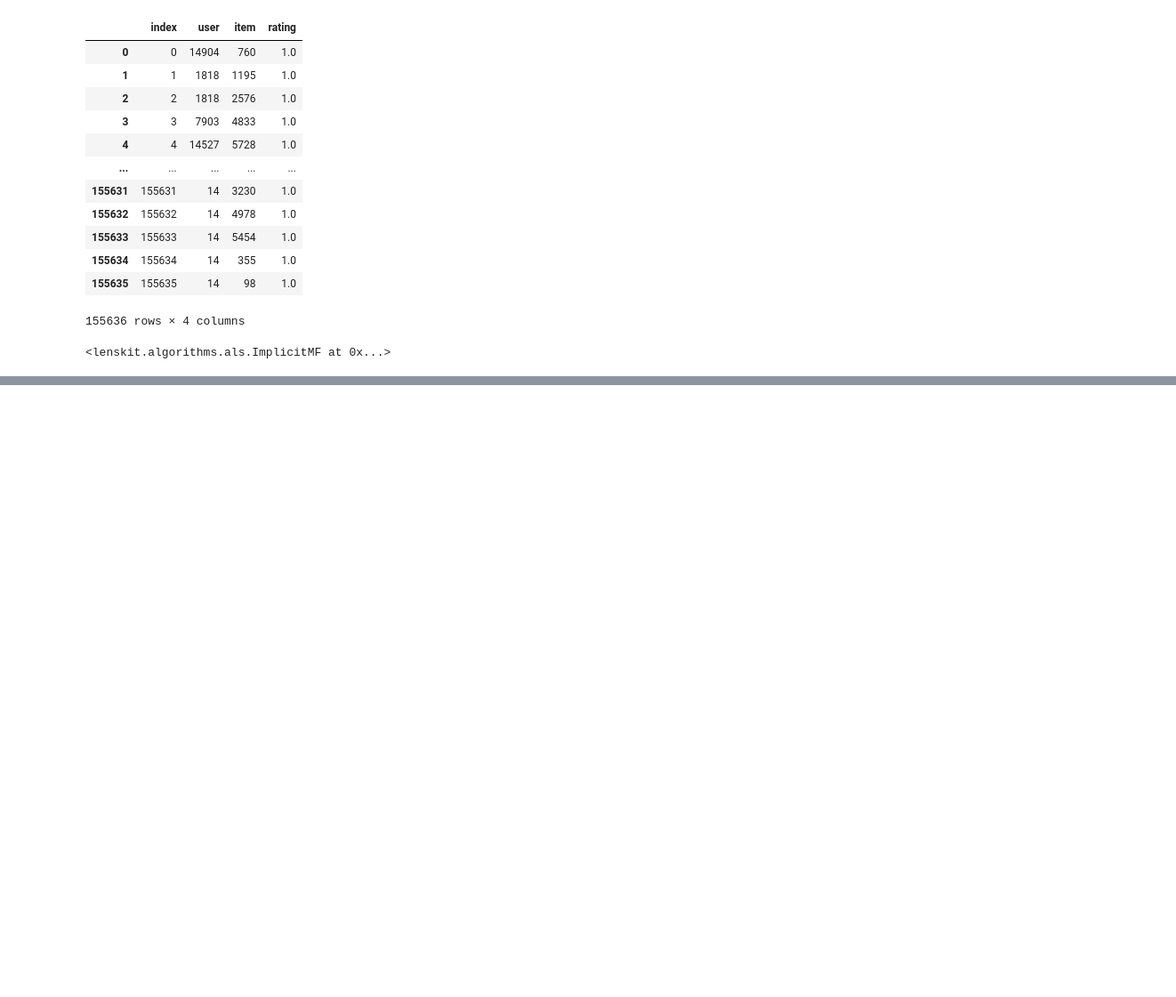
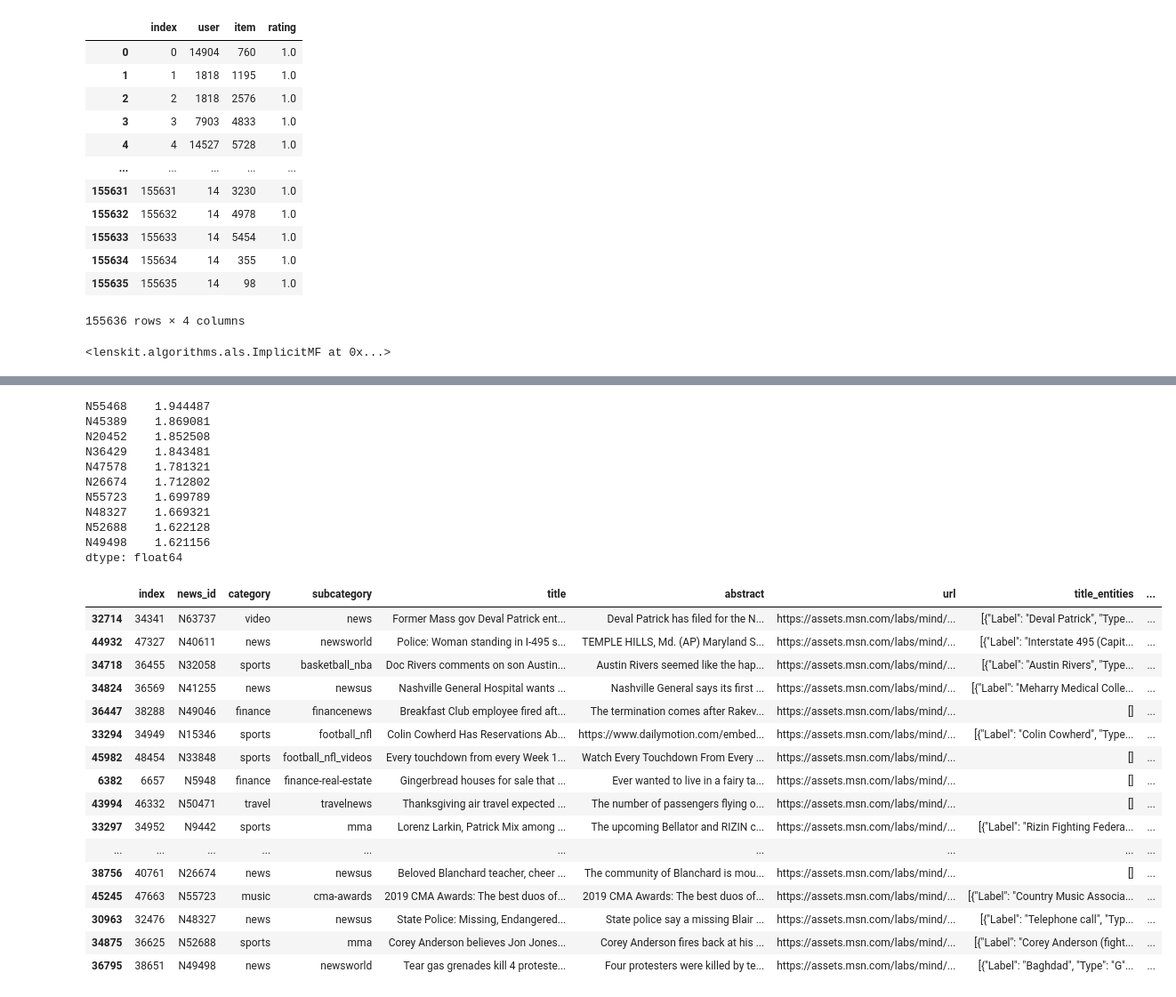
Before and after one commit to PhilHippo/MINDFUL-A-Lenskit-based-Recommender-System, a Jupyter notebook: mega_clean_model.ipynb, the cells around one changed output, grey strips where cells are left out. Shown: that part at 89% size. Saved outputs shown, nothing was run; the diff lists cells and outputs as text; code cells hidden in the pictures; blank space fills up the shorter version.

Commit message:
other stuff for survey

```diff
--- a/mega_clean_model.ipynb
+++ b/mega_clean_model.ipynb
@@ -821 +828,44 @@ for explanation in explanations:
 }
+# %%
+filtered_news_groups = pd.DataFrame(columns=news.columns)
+keys = []
+print(recommendations)
+for group_name, recommendations in survey_groups_recommendations.items():
+
+    for key, value in recommendations.items():
+        #print(key)
+        keys.append(key)
+for key in keys:
+    recommended_item_row = news[news['news_id'] == key]
+    filtered_news_groups = pd.concat([filtered_news_groups, recommended_item_row])
+
+filtered_news_groups
+# %% [output]
+N55468    1.944487
+N45389    1.869081
+N20452    1.852508
+N36429    1.843481
+N47578    1.781321
+N26674    1.712802
+N55723    1.699789
+N48327    1.669321
+N52688    1.622128
+N49498    1.621156
+dtype: float64
+|  | index | news_id | category | subcategory | title | abstract | url | title_entities | ... |
+| 32714 | 34341 | N63737 | video | news | Former Mass gov Deval Patrick ent... | Deval Patrick has filed for the N... | https://assets.msn.com/labs/mind/... | [{"Label": "Deval Patrick", "Type... | ... |
+| 44932 | 47327 | N40611 | news | newsworld | Police: Woman standing in I-495 s... | TEMPLE HILLS, Md. (AP) Maryland S... | https://assets.msn.com/labs/mind/... | [{"Label": "Interstate 495 (Capit... | ... |
+| 34718 | 36455 | N32058 | sports | basketball_nba | Doc Rivers comments on son Austin... | Austin Rivers seemed like the hap... | https://assets.msn.com/labs/mind/... | [{"Label": "Austin Rivers", "Type... | ... |
+| 34824 | 36569 | N41255 | news | newsus | Nashville General Hospital wants ... | Nashville General says its first ... | https://assets.msn.com/labs/mind/... | [{"Label": "Meharry Medical Colle... | ... |
+| 36447 | 38288 | N49046 | finance | financenews | Breakfast Club employee fired aft... | The termination comes after Rakev... | https://assets.msn.com/labs/mind/... | [] | ... |
+| 33294 | 34949 | N15346 | sports | football_nfl | Colin Cowherd Has Reservations Ab... | https://www.dailymotion.com/embed... | https://assets.msn.com/labs/mind/... | [{"Label": "Colin Cowherd", "Type... | ... |
+| 45982 | 48454 | N33848 | sports | football_nfl_videos | Every touchdown from every Week 1... | Watch Every Touchdown From Every ... | https://assets.msn.com/labs/mind/... | [] | ... |
+| 6382 | 6657 | N5948 | finance | finance-real-estate | Gingerbread houses for sale that ... | Ever wanted to live in a fairy ta... | https://assets.msn.com/labs/mind/... | [] | ... |
+| 43994 | 46332 | N50471 | travel | travelnews | Thanksgiving air travel expected ... | The number of passengers flying o... | https://assets.msn.com/labs/mind/... | [] | ... |
+| 33297 | 34952 | N9442 | sports | mma | Lorenz Larkin, Patrick Mix among ... | The upcoming Bellator and RIZIN c... | https://assets.msn.com/labs/mind/... | [{"Label": "Rizin Fighting Federa... | ... |
+| ... | ... | ... | ... | ... | ... | ... | ... | ... | ... |
+| 38756 | 40761 | N26674 | news | newsus | Beloved Blanchard teacher, cheer ... | The community of Blanchard is mou... | https://assets.msn.com/labs/mind/... | [] | ... |
+| 45245 | 47663 | N55723 | music | cma-awards | 2019 CMA Awards: The best duos of... | 2019 CMA Awards: The best duos of... | https://assets.msn.com/labs/mind/... | [{"Label": "Country Music Associa... | ... |
+| 30963 | 32476 | N48327 | news | newsus | State Police: Missing, Endangered... | State police say a missing Blair ... | https://assets.msn.com/labs/mind/... | [{"Label": "Telephone call", "Typ... | ... |
+| 34875 | 36625 | N52688 | sports | mma | Corey Anderson believes Jon Jones... | Corey Anderson fires back at his ... | https://assets.msn.com/labs/mind/... | [{"Label": "Corey Anderson (fight... | ... |
+| 36795 | 38651 | N49498 | news | newsworld | Tear gas grenades kill 4 proteste... | Four protesters were killed by te... | https://assets.msn.com/labs/mind/... | [{"Label": "Baghdad", "Type": "G"... | ... |
```
Also changed, not shown: parts of 6 cells of this notebook, 1 other file.
